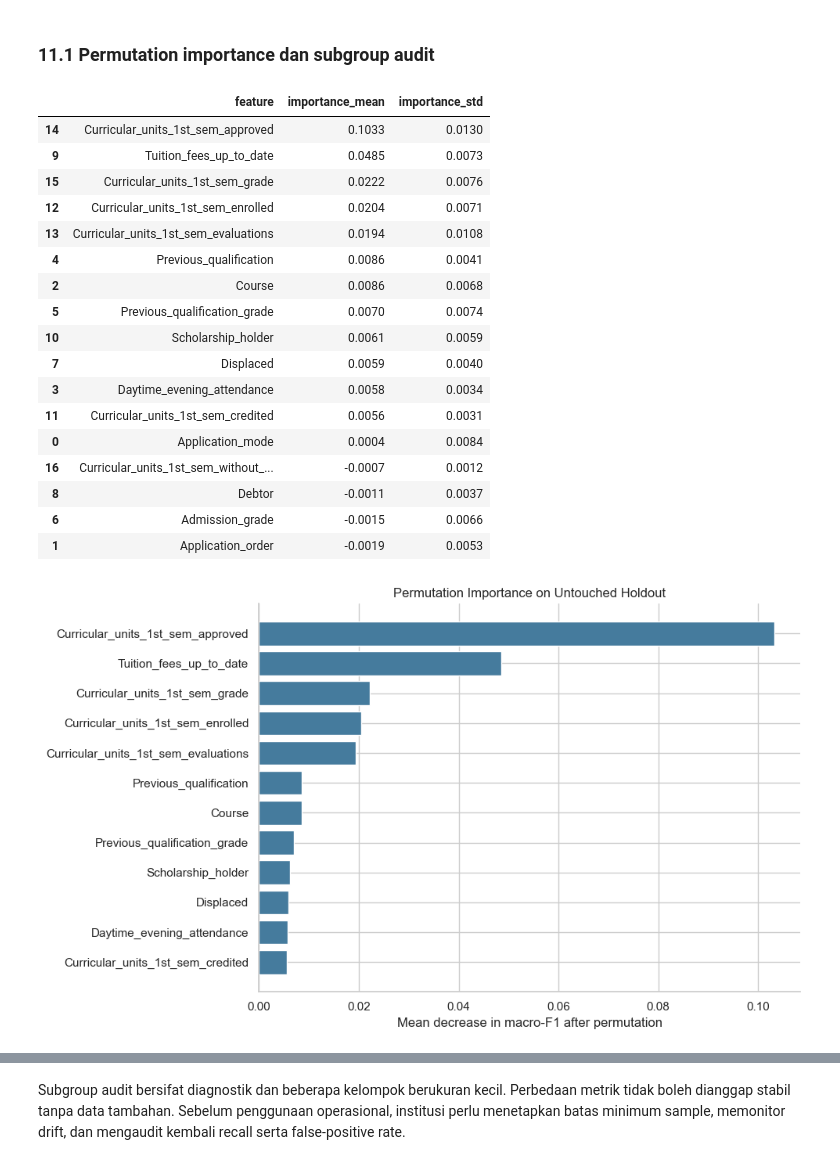
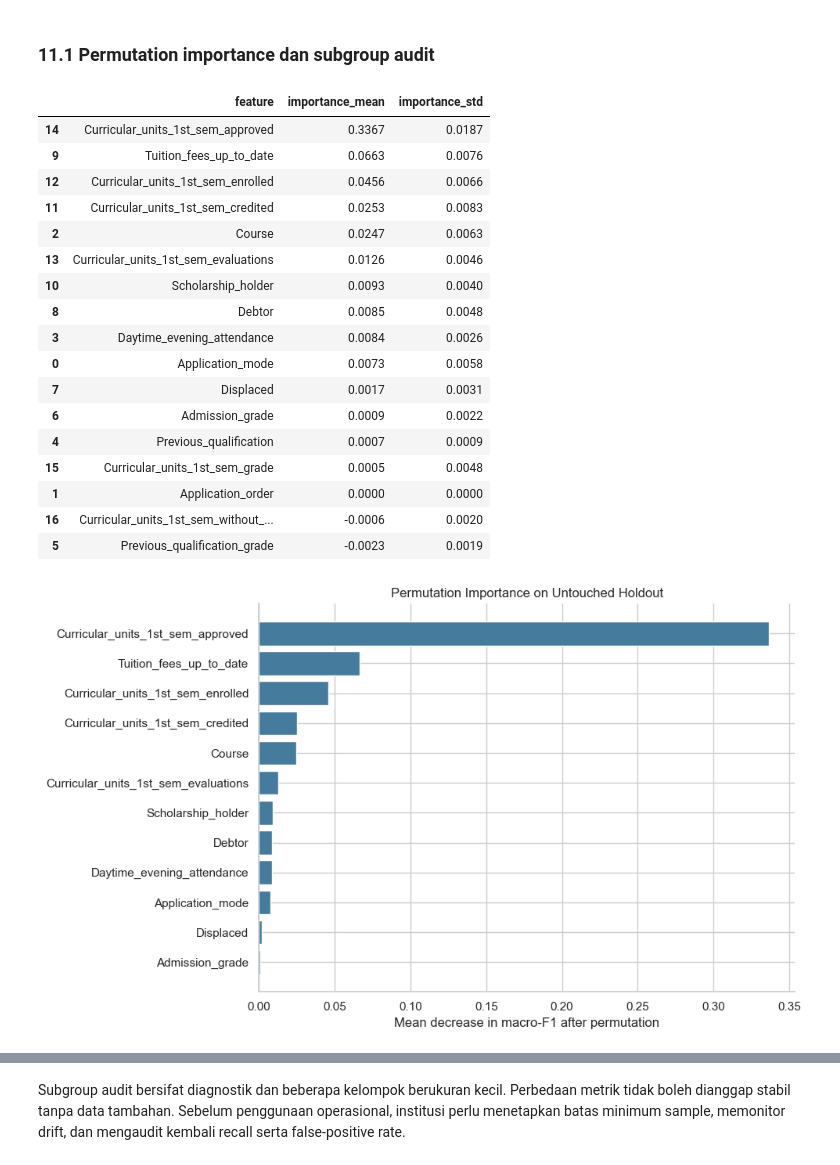
Before and after one commit to reregin/student-dropout-analysis, a Jupyter notebook: notebook.ipynb, the cells around one changed output, grey strips where cells are left out. Cells and saved outputs as stored; diff of their text form; code cells hidden in the pictures.

Commit message:
Binary Classification

```diff
--- a/notebook.ipynb
+++ b/notebook.ipynb
@@ -1043,31 +1103,24 @@ OOF F2              : 0.800
 # %% [markdown]
 ## 11. Evaluation
 # %%
-test_prediction = calibrated_model.predict(X_test_selected)
-y_test_binary = y_test.eq("Dropout").astype(int).to_numpy()
+default_prediction = calibrated_model.predict(X_test_selected)
+y_test_binary = y_test.to_numpy()
 test_alert = (test_dropout_probability >= dropout_threshold).astype(int)
+test_prediction = test_alert
 screening_cm = confusion_matrix(y_test_binary, test_alert, labels=[0, 1])
 tn, fp, fn, tp = screening_cm.ravel()
-one_hot_test = label_binarize(y_test, classes=model_classes)
 
 holdout_metrics = {
     "accuracy": accuracy_score(y_test, test_prediction),
-    "macro_f1": f1_score(y_test, test_prediction, average="macro"),
+    "precision": precision_score(y_test, test_prediction, zero_division=0),
+    "recall": recall_score(y_test, test_prediction, zero_division=0),
+    "f1": f1_score(y_test, test_prediction, zero_division=0),
     "balanced_accuracy": balanced_accuracy_score(y_test, test_prediction),
-    "macro_roc_auc_ovr": roc_auc_score(
-        y_test, test_probabilities, labels=model_classes,
-        multi_class="ovr", average="macro"
-    ),
-    "multiclass_log_loss": log_loss(y_test, test_probabilities, labels=model_classes),
-    "multiclass_brier_score": np.mean(
-        np.sum((test_probabilities - one_hot_test) ** 2, axis=1)
-    ),
-    "dropout_class_recall_argmax": recall_score(
-        y_test, test_prediction, labels=["Dropout"], average="macro"
-    ),
-    "dropout_class_precision_argmax": precision_score(
-        y_test, test_prediction, labels=["Dropout"], average="macro"
-    ),
+    "roc_auc": roc_auc_score(y_test, test_dropout_probability),
+    "binary_log_loss": log_loss(y_test, test_probabilities, labels=model_classes),
+    "brier_score": np.mean((test_dropout_probability - y_test_binary) ** 2),
+    "default_threshold_accuracy": accuracy_score(y_test, default_prediction),
+    "default_threshold_f1": f1_score(y_test, default_prediction),
     "dropout_screening_threshold": dropout_threshold,
     "dropout_screening_recall": recall_score(y_test_binary, test_alert),
     "dropout_screening_precision": precision_score(y_test_binary, test_alert),
@@ -1084,14 +1137,15 @@ with HOLDOUT_METRICS_PATH.open("w", encoding="utf-8") as handle:
 
 report = pd.DataFrame(
     classification_report(
-        y_test, test_prediction, labels=CLASS_ORDER,
-        output_dict=True, zero_division=0
+        y_test, test_prediction, labels=[0, 1],
+        target_names=["Graduate", "Dropout"], output_dict=True,
+        zero_division=0
     )
 ).T
 holdout_cm = pd.DataFrame(
-    confusion_matrix(y_test, test_prediction, labels=CLASS_ORDER),
-    index=[f"Actual {label}" for label in CLASS_ORDER],
-    columns=[f"Predicted {label}" for label in CLASS_ORDER],
+    confusion_matrix(y_test, test_prediction, labels=[0, 1]),
+    index=["Actual Graduate", "Actual Dropout"],
+    columns=["Predicted Graduate", "Predicted Dropout"],
 )
 holdout_cm.to_csv(CONFUSION_PATH)
 threshold_metrics = pd.DataFrame([{
@@ -1171,10 +1222,10 @@ importance_result = permutation_importance(
     calibrated_model,
     X_test_selected,
     y_test,
-    scoring="f1_macro",
+    scoring="f1",
     n_repeats=12,
     random_state=RANDOM_STATE,
-    n_jobs=-1,
+    n_jobs=1,
 )
 importance_df = pd.DataFrame({
     "feature": selected_features,
@@ -1200,49 +1251,49 @@ plt.show()
 
 test_context = prepared_df.iloc[test_index][
     ["GenderLabel", "AgeGroup", "InternationalLabel"]
 ].copy()
 test_context["actual_dropout"] = y_test_binary
 test_context["dropout_alert"] = test_alert
 subgroup_rows = []
 for factor in ["GenderLabel", "AgeGroup", "InternationalLabel"]:
     for group, group_data in test_context.groupby(factor, observed=False):
         group_cm = confusion_matrix(
             group_data["actual_dropout"], group_data["dropout_alert"], labels=[0, 1]
         )
         group_tn, group_fp, group_fn, group_tp = group_cm.ravel()
         subgroup_rows.append({
             "factor": factor,
             "group": str(group),
             "student_count": len(group_data),
             "actual_dropout_count": int(group_data["actual_dropout"].sum()),
             "recall": group_tp / (group_tp + group_fn) if group_tp + group_fn else np.nan,
             "false_positive_rate": group_fp / (group_fp + group_tn) if group_fp + group_tn else np.nan,
             "precision": group_tp / (group_tp + group_fp) if group_tp + group_fp else np.nan,
             "small_group_flag": len(group_data) < 50,
         })
 subgroup_audit = pd.DataFrame(subgroup_rows)
 subgroup_audit.to_csv(SUBGROUP_PATH, index=False)
 display(subgroup_audit.style.format({
     "recall": "{:.1%}", "false_positive_rate": "{:.1%}", "precision": "{:.1%}"
 }))
 # %% [output]
 |  | feature | importance_mean | importance_std |
-| 14 | Curricular_units_1st_sem_approved | 0.1033 | 0.0130 |
-| 9 | Tuition_fees_up_to_date | 0.0485 | 0.0073 |
-| 15 | Curricular_units_1st_sem_grade | 0.0222 | 0.0076 |
-| 12 | Curricular_units_1st_sem_enrolled | 0.0204 | 0.0071 |
-| 13 | Curricular_units_1st_sem_evaluations | 0.0194 | 0.0108 |
-| 4 | Previous_qualification | 0.0086 | 0.0041 |
-| 2 | Course | 0.0086 | 0.0068 |
-| 5 | Previous_qualification_grade | 0.0070 | 0.0074 |
-| 10 | Scholarship_holder | 0.0061 | 0.0059 |
-| 7 | Displaced | 0.0059 | 0.0040 |
-| 3 | Daytime_evening_attendance | 0.0058 | 0.0034 |
-| 11 | Curricular_units_1st_sem_credited | 0.0056 | 0.0031 |
-| 0 | Application_mode | 0.0004 | 0.0084 |
-| 16 | Curricular_units_1st_sem_without_... | -0.0007 | 0.0012 |
-| 8 | Debtor | -0.0011 | 0.0037 |
-| 6 | Admission_grade | -0.0015 | 0.0066 |
-| 1 | Application_order | -0.0019 | 0.0053 |
+| 14 | Curricular_units_1st_sem_approved | 0.3367 | 0.0187 |
+| 9 | Tuition_fees_up_to_date | 0.0663 | 0.0076 |
+| 12 | Curricular_units_1st_sem_enrolled | 0.0456 | 0.0066 |
+| 11 | Curricular_units_1st_sem_credited | 0.0253 | 0.0083 |
+| 2 | Course | 0.0247 | 0.0063 |
+| 13 | Curricular_units_1st_sem_evaluations | 0.0126 | 0.0046 |
+| 10 | Scholarship_holder | 0.0093 | 0.0040 |
+| 8 | Debtor | 0.0085 | 0.0048 |
+| 3 | Daytime_evening_attendance | 0.0084 | 0.0026 |
+| 0 | Application_mode | 0.0073 | 0.0058 |
+| 7 | Displaced | 0.0017 | 0.0031 |
+| 6 | Admission_grade | 0.0009 | 0.0022 |
+| 4 | Previous_qualification | 0.0007 | 0.0009 |
+| 15 | Curricular_units_1st_sem_grade | 0.0005 | 0.0048 |
+| 1 | Application_order | 0.0000 | 0.0000 |
+| 16 | Curricular_units_1st_sem_without_... | -0.0006 | 0.0020 |
+| 5 | Previous_qualification_grade | -0.0023 | 0.0019 |
-[figure, old version]
+[figure, new version]
 |  | factor | group | student_count | actual_dropout_count | recall | false_positive_rate | precision | ... |
```
Also changed, not shown: parts of 20 cells of this notebook, 17 other files.
